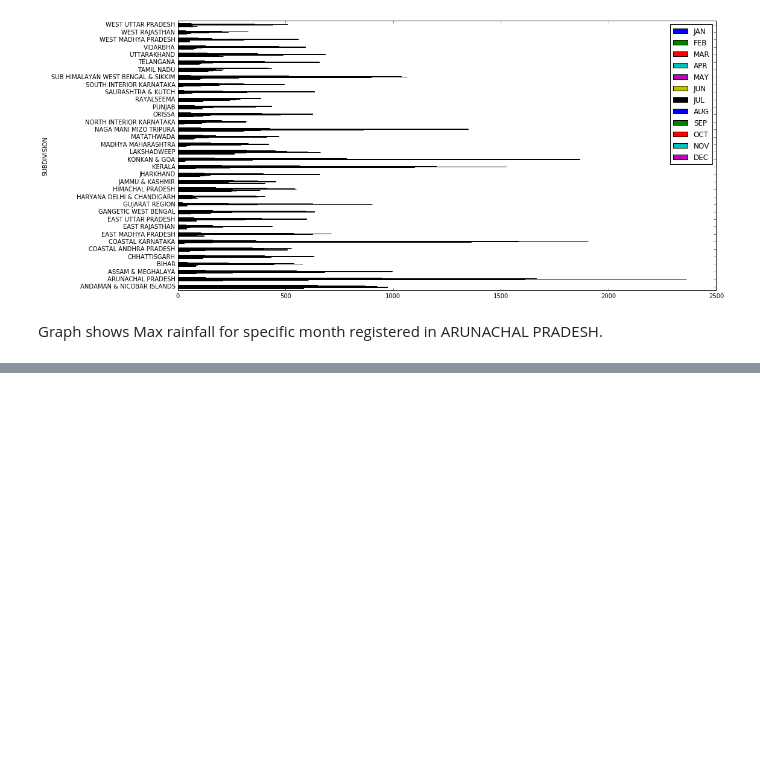
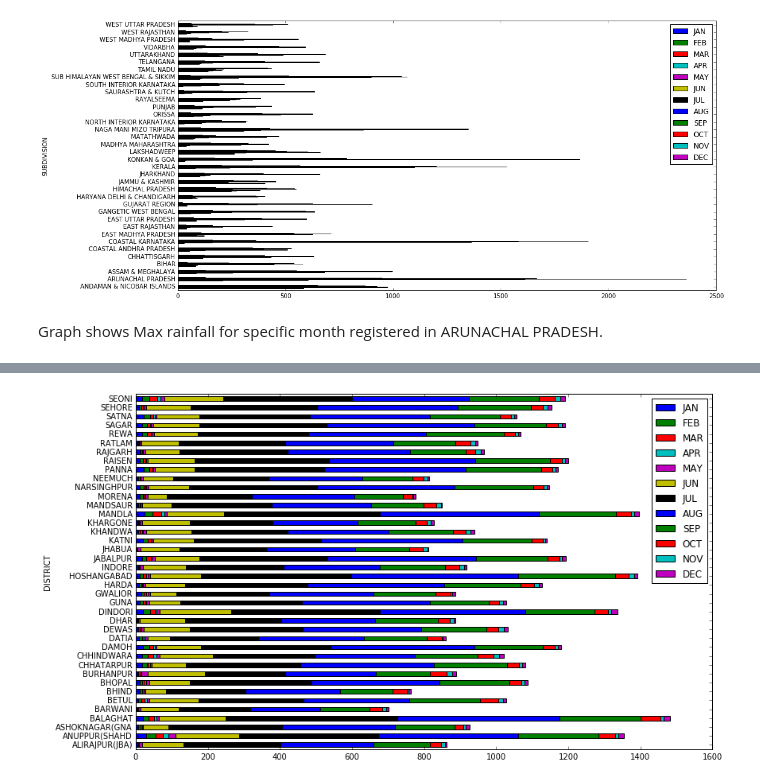
Before and after one commit to sudheerachary/rainfall-prediction, a Jupyter notebook: src/kernel.ipynb, the cells around one changed output, grey strips where cells are left out. Cells and saved outputs as stored; diff of their text form; code cells hidden in the pictures; blank space fills up the shorter version.

```diff
--- a/src/kernel.ipynb
+++ b/src/kernel.ipynb
@@ -104,0 +140,7 @@ Graph shows Max rainfall for specific month registered in ARUNACHAL PRADESH.
+# %%
+mp_data = district[district['STATE_UT_NAME'] == 'MADHYA PRADESH']
+# %%
+mp_data[['DISTRICT', 'JAN', 'FEB', 'MAR', 'APR', 'MAY', 'JUN', 'JUL',
+       'AUG', 'SEP', 'OCT', 'NOV', 'DEC']].groupby("DISTRICT").mean()[:40].plot.barh(stacked=True,figsize=(13,8));
+# %% [output]
+[figure, added]
```
Also changed, not shown: parts of 6 cells of this notebook.
